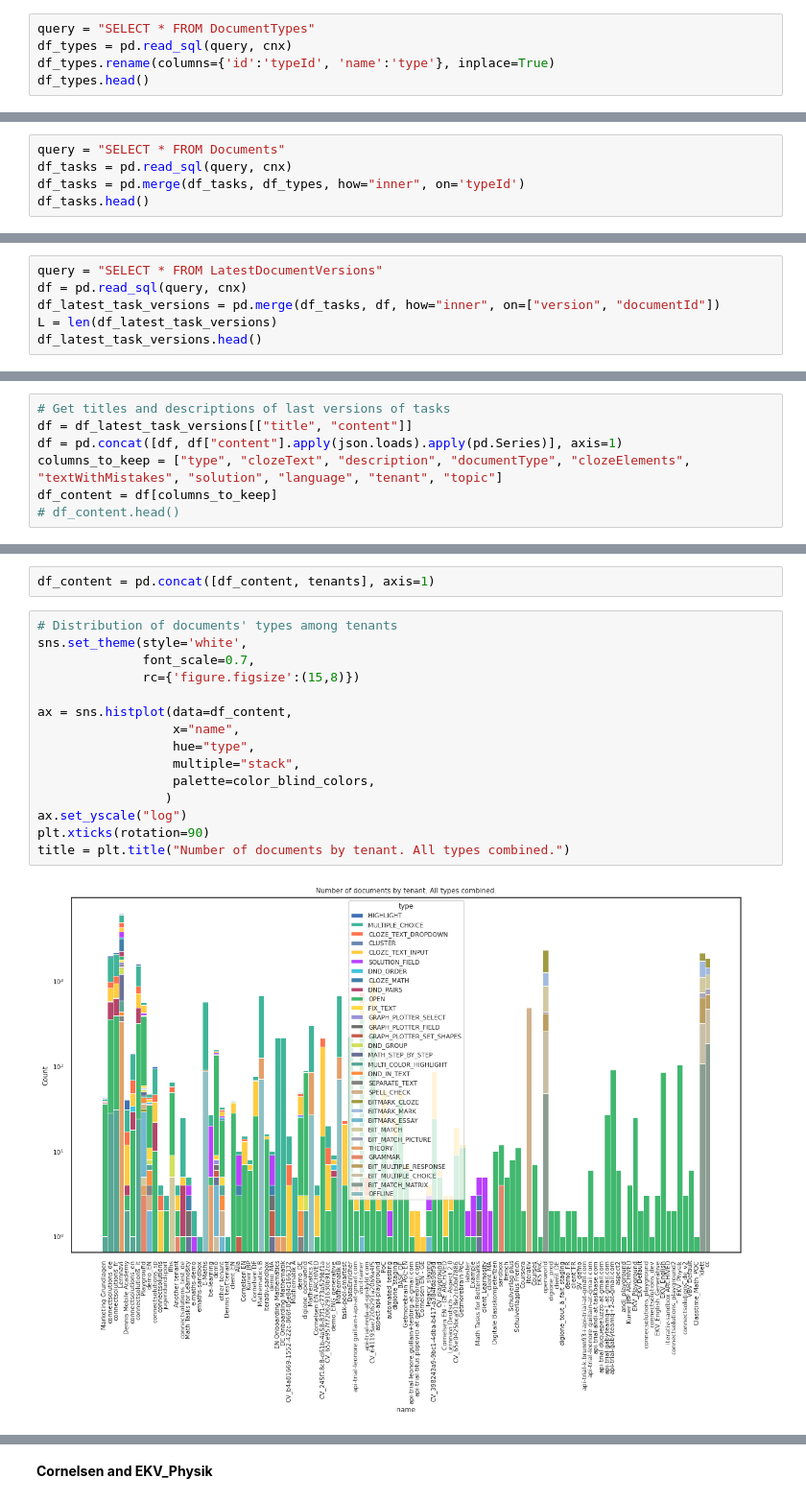
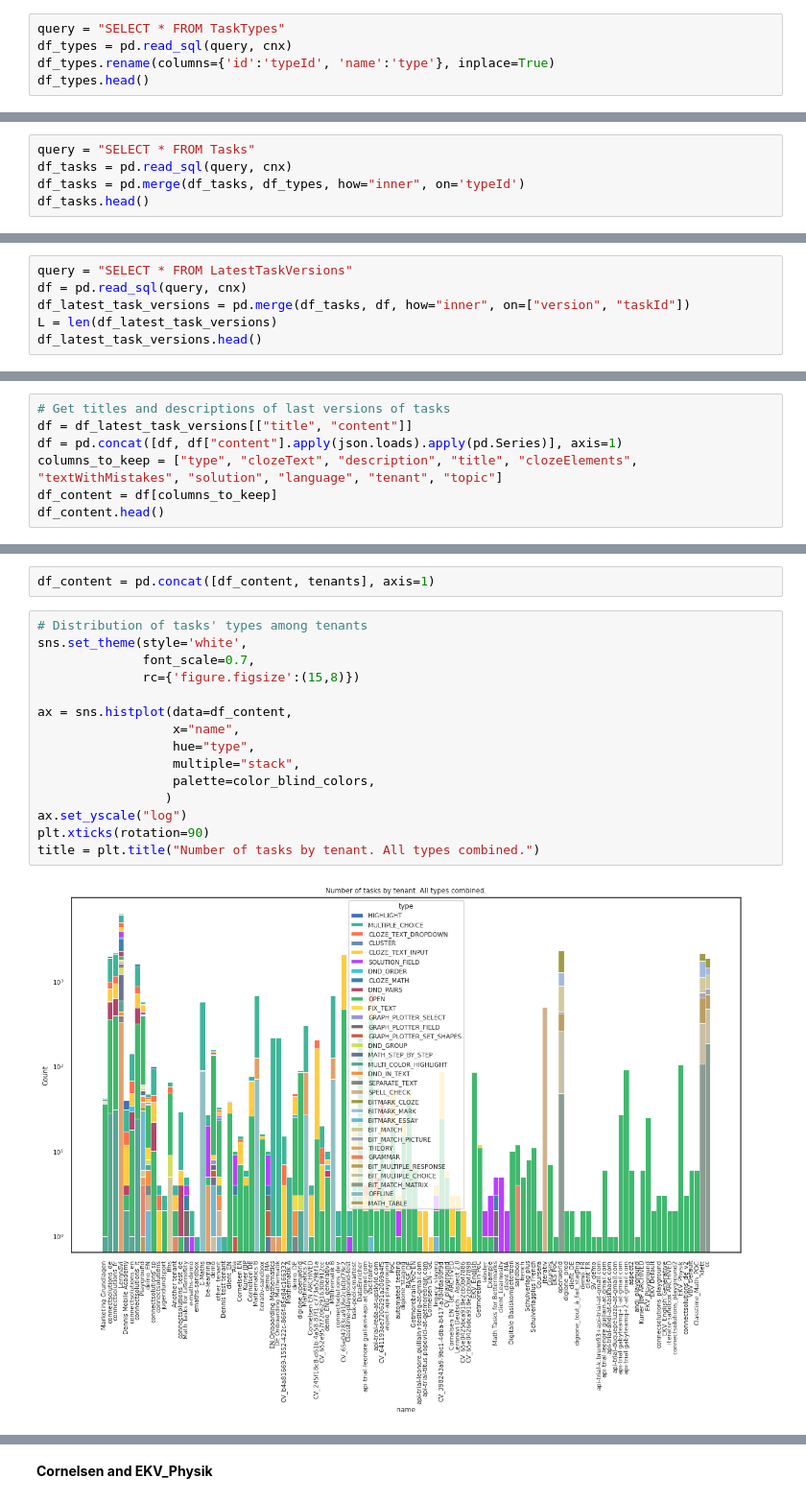
Before and after one commit to ghalifaten/master_thesis, a Jupyter notebook: 0_EDA.ipynb, the cells around one changed output, grey strips where cells are left out. Shown at 96% size. Drawn from its saved outputs; the diff is of its cells as text.

```diff
--- a/0_EDA.ipynb
+++ b/0_EDA.ipynb
@@ -112,7 +112,7 @@ cnx = mysql.connector.connect(user='root', password='taskbase',
 # %% [markdown]
 # Distribution of types
 # %%
-query = "SELECT * FROM DocumentTypes"
+query = "SELECT * FROM TaskTypes"
 df_types = pd.read_sql(query, cnx)
 df_types.rename(columns={'id':'typeId', 'name':'type'}, inplace=True)
 df_types.head()
@@ -124,7 +124,7 @@ df_types.head()
 | 3 | 30 | BIT_MULTIPLE_CHOICE |
 | 4 | 31 | BIT_MULTIPLE_RESPONSE |
 # %%
-query = "SELECT * FROM Documents"
+query = "SELECT * FROM Tasks"
 df_tasks = pd.read_sql(query, cnx)
 df_tasks = pd.merge(df_tasks, df_types, how="inner", on='typeId')
 df_tasks.head()
@@ -138,7 +138,7 @@ df_tasks.head()
 # %%
-query = "SELECT * FROM LatestDocumentVersions"
+query = "SELECT * FROM LatestTaskVersions"
 df = pd.read_sql(query, cnx)
-df_latest_task_versions = pd.merge(df_tasks, df, how="inner", on=["version", "documentId"])
+df_latest_task_versions = pd.merge(df_tasks, df, how="inner", on=["version", "taskId"])
 L = len(df_latest_task_versions)
 df_latest_task_versions.head()
 # %% [output]
@@ -191,6 +200,6 @@ The types of lowest counts (ID 29 to ID 27) correspond to 7.73% of the number of
 # Get titles and descriptions of last versions of tasks
 df = df_latest_task_versions[["title", "content"]]
 df = pd.concat([df, df["content"].apply(json.loads).apply(pd.Series)], axis=1)
-columns_to_keep = ["type", "clozeText", "description", "documentType", "clozeElements", "textWithMistakes", "solution", "language", "tenant", "topic"]
+columns_to_keep = ["type", "clozeText", "description", "title", "clozeElements", "textWithMistakes", "solution", "language", "tenant", "topic"]
 df_content = df[columns_to_keep]
-# df_content.head()
+df_content.head()
@@ -236,22 +252,22 @@ title = plt.title("Number of documents by tenant. All types combined.")
 # %%
 df_content = pd.concat([df_content, tenants], axis=1)
 # %%
-# Distribution of documents' types among tenants
+# Distribution of tasks' types among tenants
 sns.set_theme(style='white',
               font_scale=0.7,
               rc={'figure.figsize':(15,8)})
 
 ax = sns.histplot(data=df_content,
                   x="name",
                   hue="type",
                   multiple="stack",
                   palette=color_blind_colors,
                  )
 ax.set_yscale("log")
 plt.xticks(rotation=90)
-title = plt.title("Number of documents by tenant. All types combined.")
+title = plt.title("Number of tasks by tenant. All types combined.")
 # %% [output]
-[figure, old version]
+[figure, new version]
 # %%
 # Tenants with most CLOZE and OPEN tasks
 task_types = ["OPEN", "CLOZE_TEXT_INPUT"]
```
Also changed, not shown: parts of 33 cells of this notebook, 2 other files.
